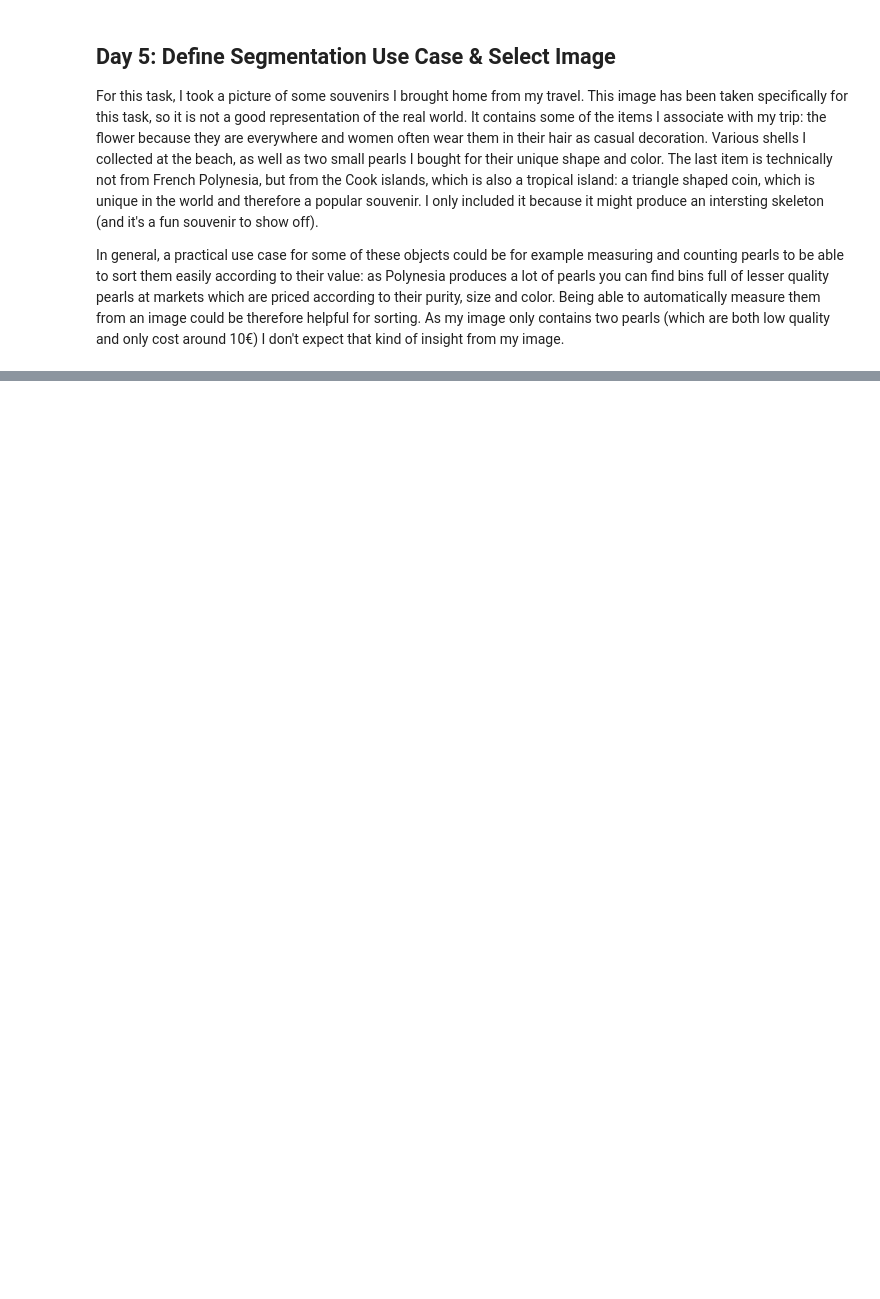
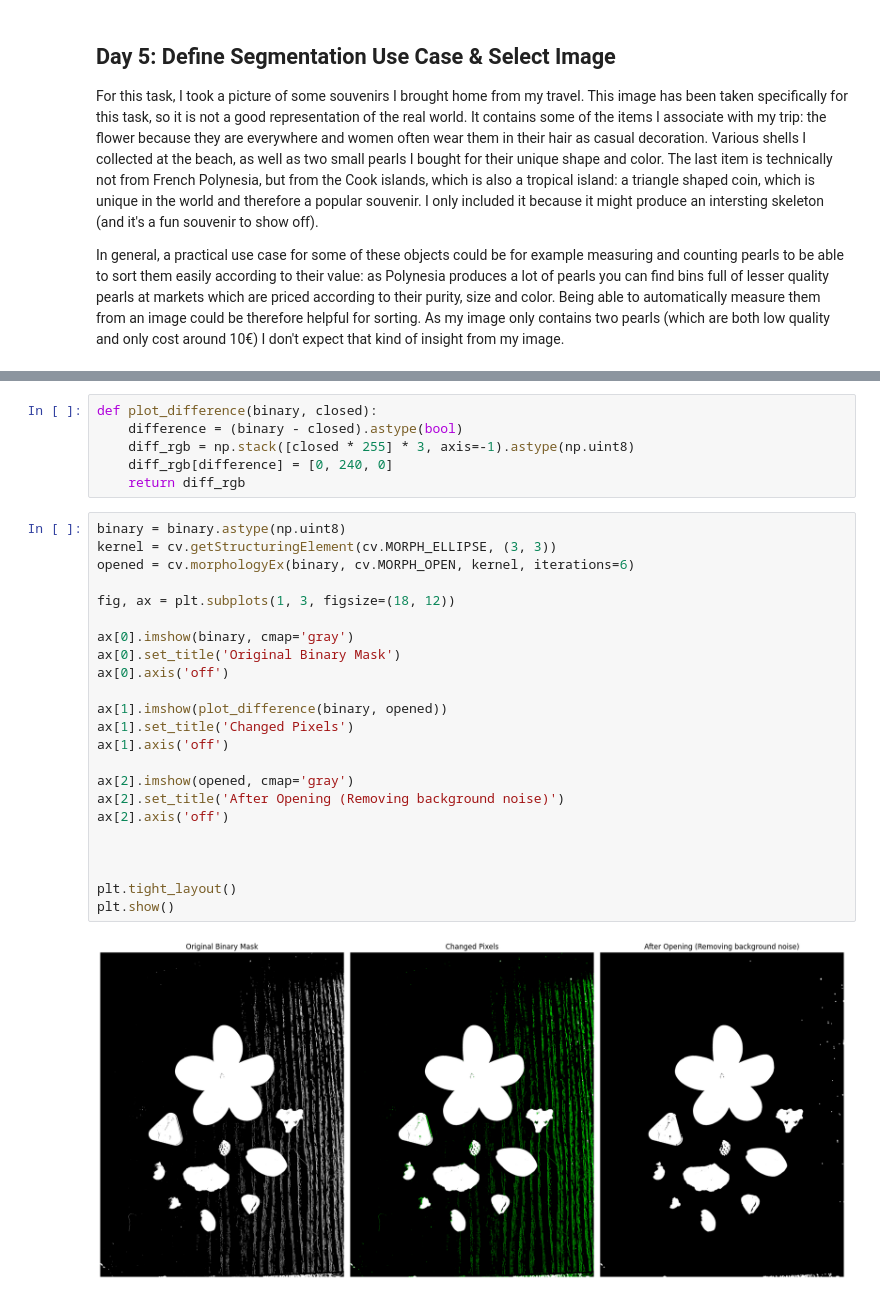
Before and after one commit to AntoniaBonfa/gbsv_MC2, a Jupyter notebook: gbsv_mc2_part2.ipynb, the cells around one changed output, grey strips where cells are left out. Drawn from its saved outputs; the diff is of its cells as text; blank space fills up the shorter version.

```diff
--- a/gbsv_mc2_part2.ipynb
+++ b/gbsv_mc2_part2.ipynb
@@ -26,0 +77,31 @@ plt.show()
+# %%
+def plot_difference(binary, closed):
+    difference = (binary - closed).astype(bool)
+    diff_rgb = np.stack([closed * 255] * 3, axis=-1).astype(np.uint8)
+    diff_rgb[difference] = [0, 240, 0]
+    return diff_rgb
+# %%
+binary = binary.astype(np.uint8)
+kernel = cv.getStructuringElement(cv.MORPH_ELLIPSE, (3, 3))
+opened = cv.morphologyEx(binary, cv.MORPH_OPEN, kernel, iterations=6)
+
+fig, ax = plt.subplots(1, 3, figsize=(18, 12))
+
+ax[0].imshow(binary, cmap='gray')
+ax[0].set_title('Original Binary Mask')
+ax[0].axis('off')
+
+ax[1].imshow(plot_difference(binary, opened))
+ax[1].set_title('Changed Pixels')
+ax[1].axis('off')
+
+ax[2].imshow(opened, cmap='gray')
+ax[2].set_title('After Opening (Removing background noise)')
+ax[2].axis('off')
+
+
+
+plt.tight_layout()
+plt.show()
+# %% [output]
+[figure, added]
```
Also changed, not shown: parts of 20 cells of this notebook, 1 other file.
